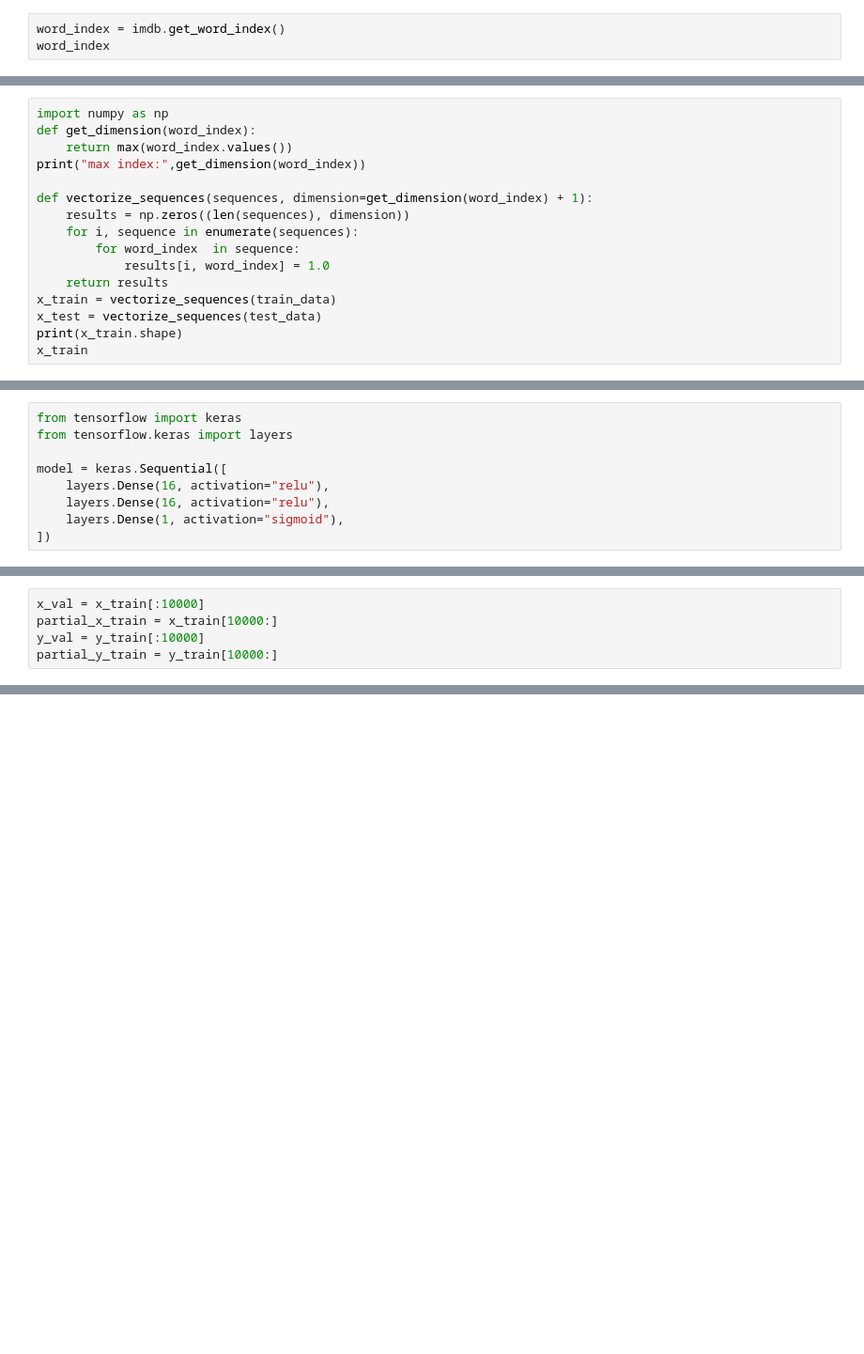
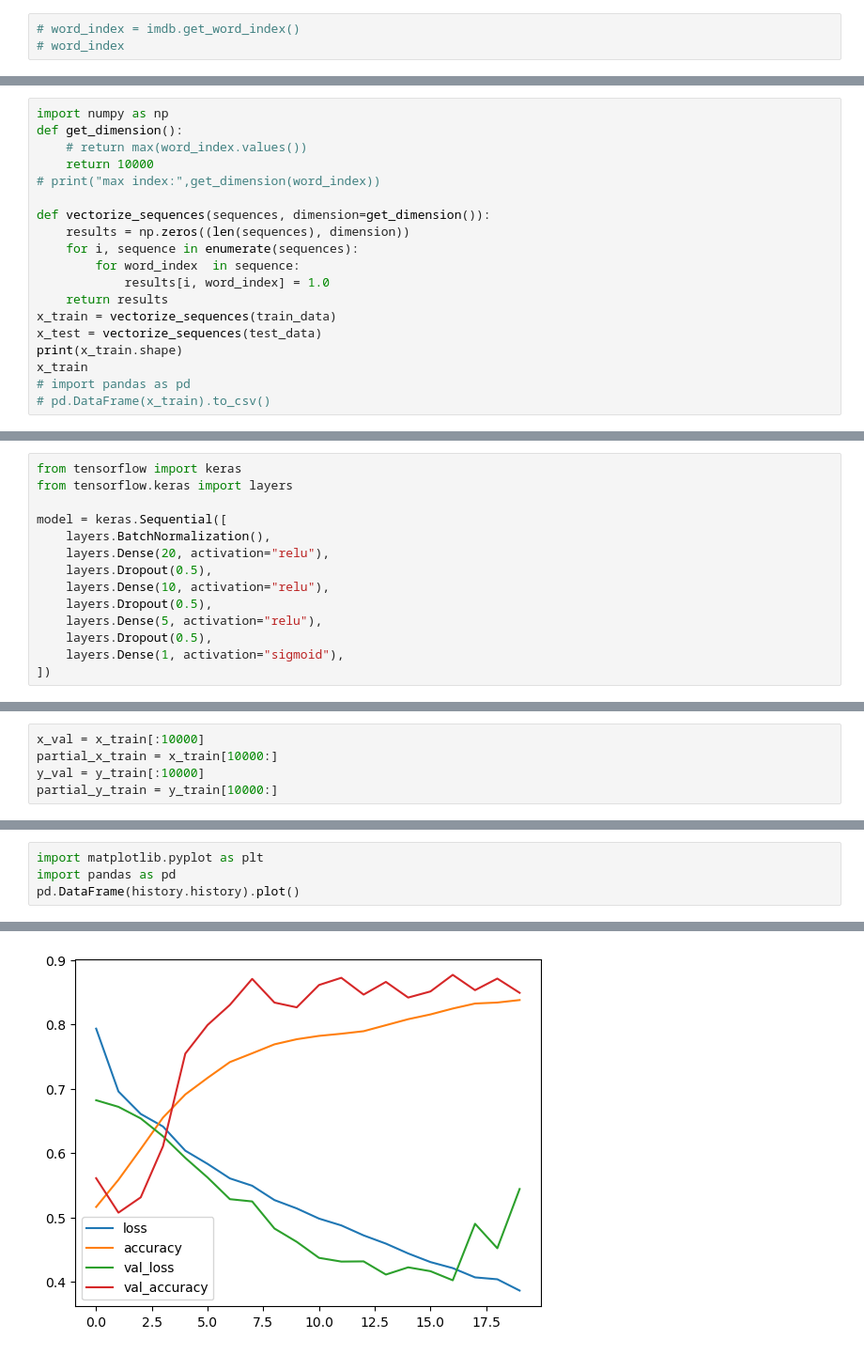
Before and after one commit to MinhyukWoo/keras_lecture, a Jupyter notebook: deep_learning_with_python/imdb.ipynb, the cells around one changed output, grey strips where cells are left out. Shown at 94% size. Drawn from its saved outputs; the diff is of its cells as text; blank space fills up the shorter version.

```diff
--- a/deep_learning_with_python/imdb.ipynb
+++ b/deep_learning_with_python/imdb.ipynb
@@ -7,3 +14,3 @@ from tensorflow.keras.datasets import imdb
 # %%
-word_index = imdb.get_word_index()
-word_index
+# word_index = imdb.get_word_index()
+# word_index
@@ -35,10 +22,11 @@ decoded_review
 # %%
 import numpy as np
-def get_dimension(word_index):
-    return max(word_index.values())
-print("max index:",get_dimension(word_index))
+def get_dimension():
+    # return max(word_index.values())
+    return 10000
+# print("max index:",get_dimension(word_index))
 
-def vectorize_sequences(sequences, dimension=get_dimension(word_index) + 1):
+def vectorize_sequences(sequences, dimension=get_dimension()):
     results = np.zeros((len(sequences), dimension))
     for i, sequence in enumerate(sequences):
         for word_index  in sequence:
@@ -48,4 +36,6 @@ x_train = vectorize_sequences(train_data)
 x_test = vectorize_sequences(test_data)
 print(x_train.shape)
 x_train
+# import pandas as pd
+# pd.DataFrame(x_train).to_csv()
 # %% [output]
@@ -66,7 +55,12 @@ from tensorflow import keras
 from tensorflow.keras import layers
 
 model = keras.Sequential([
-    layers.Dense(16, activation="relu"),
-    layers.Dense(16, activation="relu"),
+    layers.BatchNormalization(),
+    layers.Dense(20, activation="relu"),
+    layers.Dropout(0.5),
+    layers.Dense(10, activation="relu"),
+    layers.Dropout(0.5),
+    layers.Dense(5, activation="relu"),
+    layers.Dropout(0.5),
     layers.Dense(1, activation="sigmoid"),
 ])
@@ -102,0 +94,5 @@ Error:
+# %%
+import matplotlib.pyplot as plt
+import pandas as pd
+pd.DataFrame(history.history).plot()
+# %% [output]
@@ -102,0 +100 @@ Error:
+[figure, added]
```
Also changed, not shown: parts of 8 cells of this notebook.
